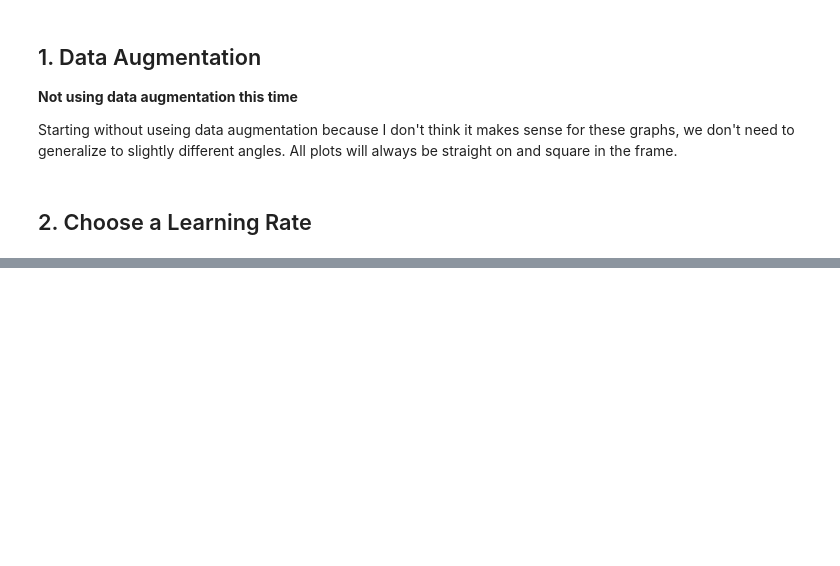
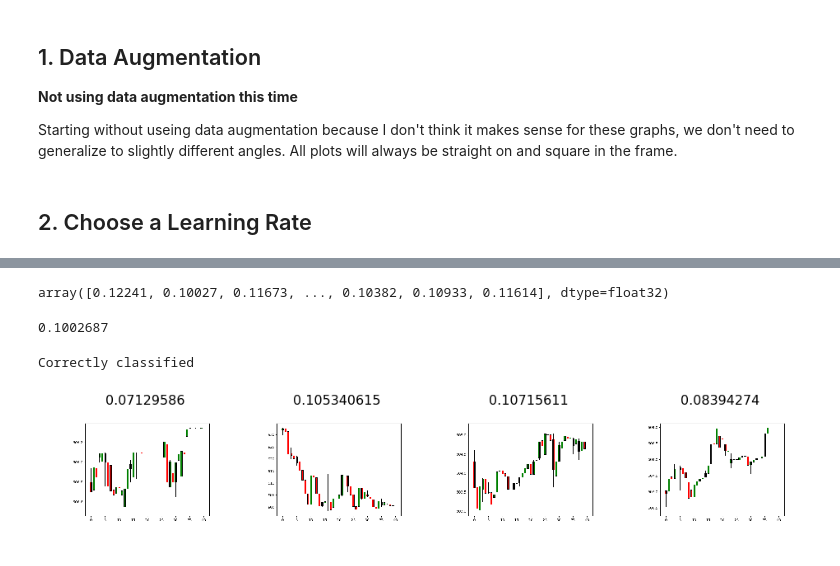
Before and after one commit to mcorrig4/deep-learning-bitcoin, a Jupyter notebook: market-movement-classification.ipynb, the cells around one changed output, grey strips where cells are left out. Cells and saved outputs as stored; diff of their text form; code cells hidden in the pictures; blank space fills up the shorter version.

```diff
--- a/market-movement-classification.ipynb
+++ b/market-movement-classification.ipynb
@@ -69,0 +95,2 @@ learn.sched.plot()
+# %%
+learn.fit(1e-4, 3)
@@ -69,0 +125,4 @@ learn.sched.plot()
+# %%
+# this gives prediction for validation set. Predictions are in log scale
+log_preds = learn.predict()
+log_preds.shape
@@ -69,0 +145,41 @@ learn.sched.plot()
+# %%
+preds = np.argmax(log_preds, axis=1)  # from log probabilities to 0 or 1
+probs = np.exp(log_preds[:,1])        # pr(dog)
+probs
+# %% [output]
+array([0.12241, 0.10027, 0.11673, ..., 0.10382, 0.10933, 0.11614], dtype=float32)
+# %%
+probs[1]
+# %% [output]
+0.1002687
+# %%
+def rand_by_mask(mask):
+    return np.random.choice(np.where(mask)[0], 4, replace=False)
+
+def rand_by_correct(is_correct):
+    return rand_by_mask((preds == data.val_y)==is_correct)
+def plot_val_with_title(idxs, title):
+    imgs = np.stack([data.val_ds[x][0] for x in idxs])
+    title_probs = [probs[x] for x in idxs]
+    print(title)
+    return plots(data.val_ds.denorm(imgs), rows=1, titles=title_probs)
+def plots(ims, figsize=(12,6), rows=1, titles=None):
+    f = plt.figure(figsize=figsize)
+    for i in range(len(ims)):
+        sp = f.add_subplot(rows, len(ims)//rows, i+1)
+        sp.axis('Off')
+        if titles is not None: sp.set_title(titles[i], fontsize=16)
+        plt.imshow(ims[i])
+def load_img_id(ds, idx):
+    return np.array(PIL.Image.open(PATH+ds.fnames[idx]))
+
+def plot_val_with_title(idxs, title):
+    imgs = [load_img_id(data.val_ds,x) for x in idxs]
+    title_probs = [probs[x] for x in idxs]
+    print(title)
+    return plots(imgs, rows=1, titles=title_probs, figsize=(16,8))
+# %%
+plot_val_with_title(rand_by_correct(True), "Correctly classified")
+# %% [output]
+Correctly classified
+[figure, added]
```
Also changed, not shown: parts of 21 cells of this notebook, 2 other files.
